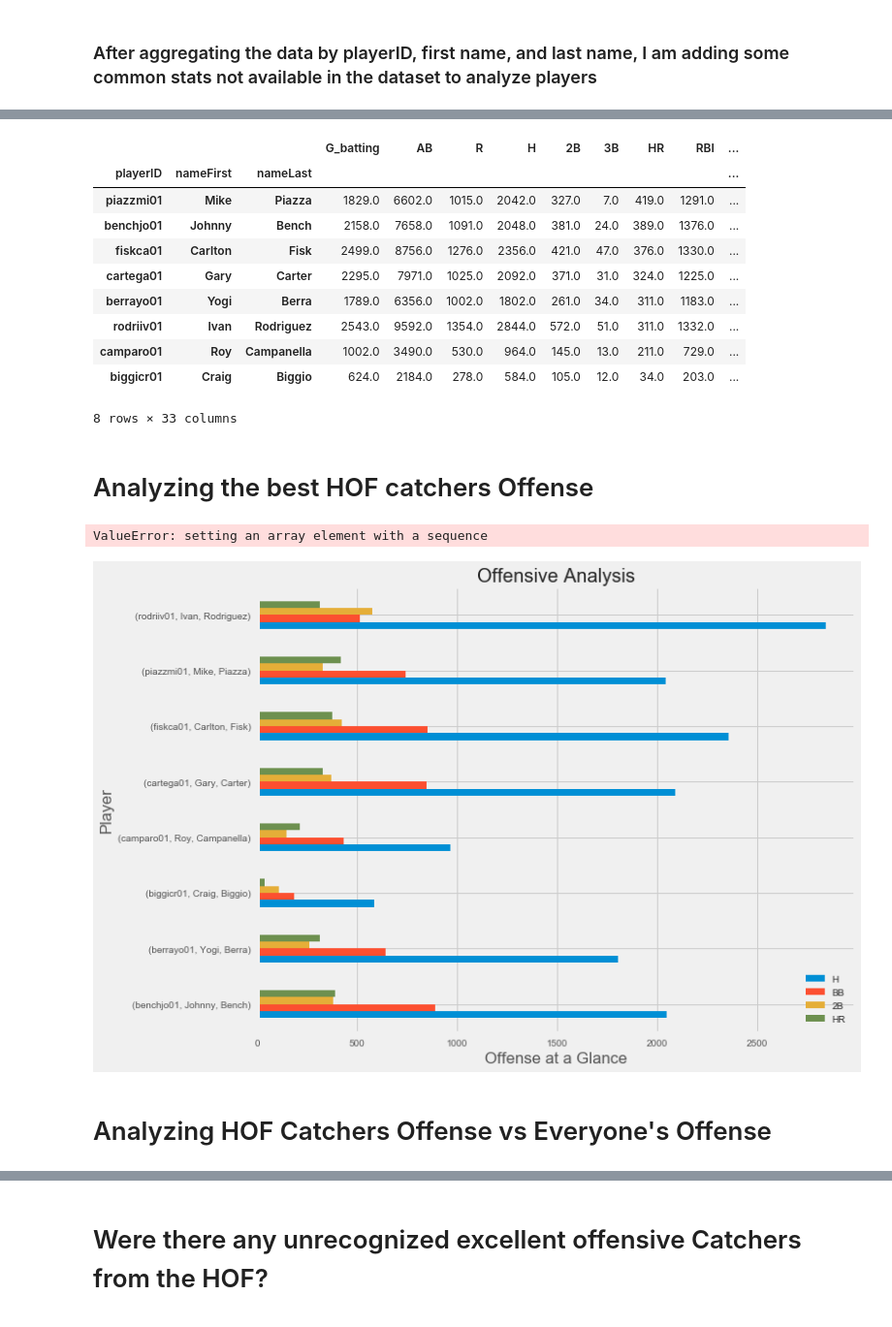
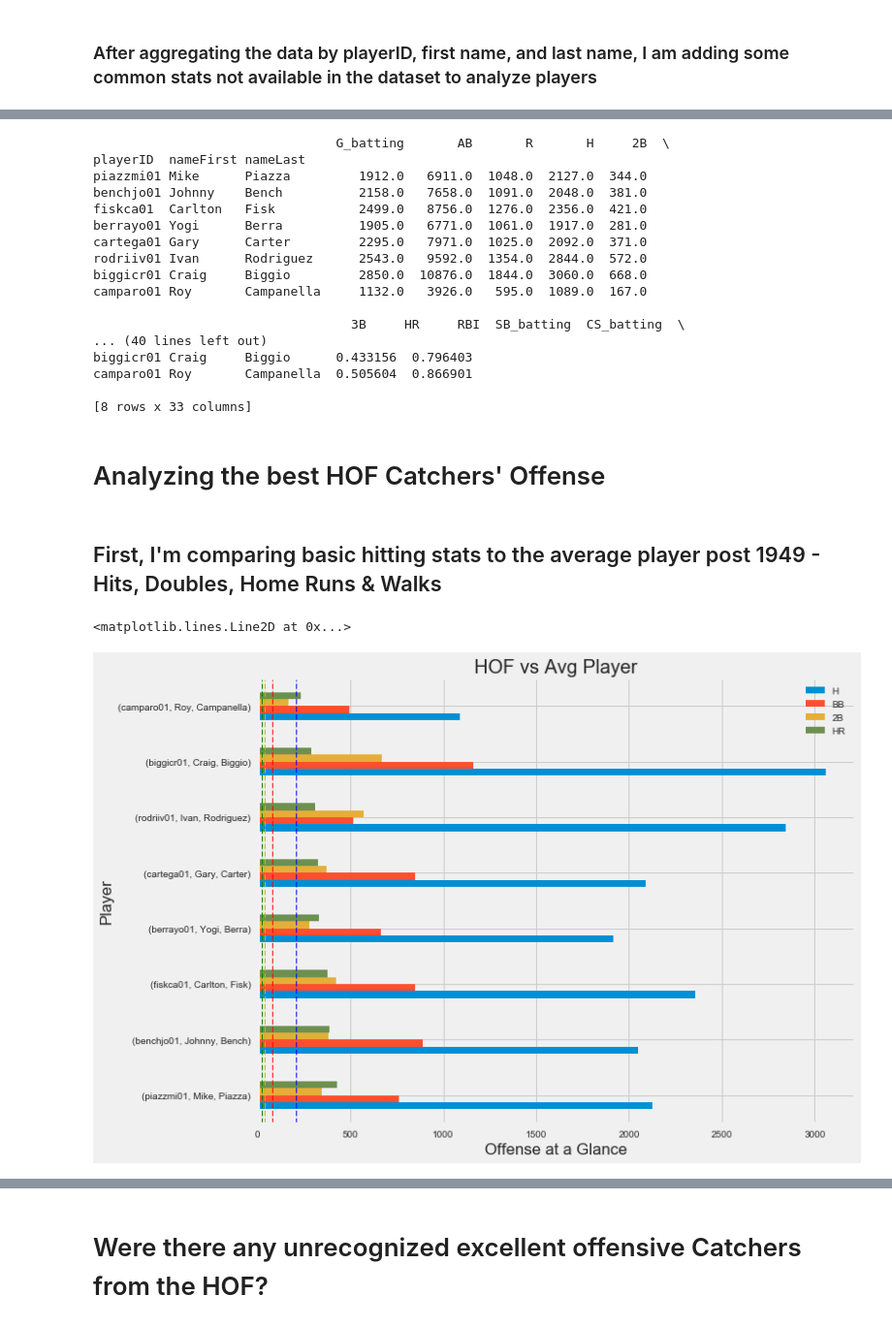
Before and after one commit to marcmaybaum/DA_Nanodegree, a Jupyter notebook: Project_2/Project2_MM.ipynb, the cells around one changed output, grey strips where cells are left out. Shown at 97% size. Drawn from its saved outputs; the diff is of its cells as text; code cells hidden in the pictures.

Commit message:
First final rough draft of Project 2

```diff
--- a/Project_2/Project2_MM.ipynb
+++ b/Project_2/Project2_MM.ipynb
@@ -214,0 +286,5 @@ offense_defense_hof_c = offense_defense_hof_c[(offense_defense_hof_c['yearID'] >
+# %%
+# playerID_od_c.dtypes
+
+playerID_od_c = playerID_od_c[playerID_od_c['ZR'] != 0.0]
+print(playerID_od_c)
@@ -215,9 +309,7 @@ offense_defense_hof_c = offense_defense_hof_c[(offense_defense_hof_c['yearID'] >
 # %%
-playerID_od_c = offense_defense_hof_c.groupby(['playerID','nameFirst', 'nameLast'])
-
 playerID_od_c = playerID_od_c[['G_batting', 'AB', 'R', 'H', '2B', '3B', 'HR', 'RBI', 'SB_batting', 'CS_batting', 'BB', 'SO', \
                            'IBB', 'HBP', 'SH', 'SF', 'GIDP', 'G_fielding', 'GS', 'InnOuts', 'PO', 'A', 'E', 'DP', 'PB', \
-                           'WP', 'SB_fielding', 'CS_fielding', 'ZR']].sum()
+                           'WP', 'SB_fielding', 'CS_fielding', 'ZR']]
 
 # Batting average formula based on Wikipedia formula
 # https://en.wikipedia.org/wiki/Baseball_statistics#Batting_statistics
@@ -281,48 +373,68 @@ playerID_od_c.describe()
 8 rows × 33 columns
 # %%
-playerID_od_c.sort('HR', ascending=False)
+playerID_od_c = playerID_od_c.sort(columns=['HR'], ascending=False)
+print (playerID_od_c)
 # %% [output]
-|  |  |  | G_batting | AB | R | H | 2B | 3B | HR | RBI | ... |
-| playerID | nameFirst | nameLast |  |  |  |  |  |  |  |  | ... |
-| piazzmi01 | Mike | Piazza | 1829.0 | 6602.0 | 1015.0 | 2042.0 | 327.0 | 7.0 | 419.0 | 1291.0 | ... |
-| benchjo01 | Johnny | Bench | 2158.0 | 7658.0 | 1091.0 | 2048.0 | 381.0 | 24.0 | 389.0 | 1376.0 | ... |
-| fiskca01 | Carlton | Fisk | 2499.0 | 8756.0 | 1276.0 | 2356.0 | 421.0 | 47.0 | 376.0 | 1330.0 | ... |
-| cartega01 | Gary | Carter | 2295.0 | 7971.0 | 1025.0 | 2092.0 | 371.0 | 31.0 | 324.0 | 1225.0 | ... |
-| berrayo01 | Yogi | Berra | 1789.0 | 6356.0 | 1002.0 | 1802.0 | 261.0 | 34.0 | 311.0 | 1183.0 | ... |
-| rodriiv01 | Ivan | Rodriguez | 2543.0 | 9592.0 | 1354.0 | 2844.0 | 572.0 | 51.0 | 311.0 | 1332.0 | ... |
-| camparo01 | Roy | Campanella | 1002.0 | 3490.0 | 530.0 | 964.0 | 145.0 | 13.0 | 211.0 | 729.0 | ... |
-| biggicr01 | Craig | Biggio | 624.0 | 2184.0 | 278.0 | 584.0 | 105.0 | 12.0 | 34.0 | 203.0 | ... |
-8 rows × 33 columns
+                                G_batting       AB       R       H     2B  \
+playerID  nameFirst nameLast
+piazzmi01 Mike      Piazza         1912.0   6911.0  1048.0  2127.0  344.0
+benchjo01 Johnny    Bench          2158.0   7658.0  1091.0  2048.0  381.0
+fiskca01  Carlton   Fisk           2499.0   8756.0  1276.0  2356.0  421.0
+berrayo01 Yogi      Berra          1905.0   6771.0  1061.0  1917.0  281.0
+cartega01 Gary      Carter         2295.0   7971.0  1025.0  2092.0  371.0
+rodriiv01 Ivan      Rodriguez      2543.0   9592.0  1354.0  2844.0  572.0
+biggicr01 Craig     Biggio         2850.0  10876.0  1844.0  3060.0  668.0
+camparo01 Roy       Campanella     1132.0   3926.0   595.0  1089.0  167.0
+
+                                  3B     HR     RBI  SB_batting  CS_batting  \
+... (40 lines left out)
+biggicr01 Craig     Biggio      0.433156  0.796403
+camparo01 Roy       Campanella  0.505604  0.866901
+
+[8 rows x 33 columns]
 # %% [markdown]
-# Analyzing the best HOF catchers Offense
+# Analyzing the best HOF Catchers' Offense
+# %% [markdown]
+## First, I'm comparing basic hitting stats to the average player post 1949 - Hits, Doubles, Home Runs & Walks
+# %%
+# # Cutting the batting data for only the players that played after 1949
+
+batting_post = batting[batting['yearID'] >= 1949]
+batting_groupID = batting_post.groupby('playerID').sum()
+
+# batting_AB = batting_groupID['AB'].mean()
+
+batting_H = batting_groupID['H'].mean()
+batting_HR = batting_groupID['HR'].mean()
+batting_2B = batting_groupID['2B'].mean()
+batting_BB = batting_groupID['BB'].mean()
 # %%
+# References used to understand matplotlib library
 # http://www.randalolson.com/2014/06/28/how-to-make-beautiful-data-visualizations-in-python-with-matplotlib/
 # https://www.dataquest.io/blog/python-data-visualization-libraries/a
 
 import matplotlib.pyplot as plt
 import seaborn as sns
 %matplotlib inline
 
 # plt.style.available
 plt.style.use('fivethirtyeight')
 
-batting_grouped = batting.groupby('playerID')
-
-# batting_grouped = batting_grouped[['AB', 'R', 'H', '2B', '3B', 'HR', 'RBI', 'BB']].mean()
-
 fig, ax = plt.subplots(figsize =(10,8))
 
 playerID_od_c.plot(kind='barh', y=['H', 'BB', '2B', 'HR'], ax=ax)
 
-ax.set(title='Offensive Analysis', xlabel = 'Offense at a Glance', ylabel = 'Player')
+ax.set(title='HOF vs Avg Player', xlabel = 'Offense at a Glance', ylabel = 'Player')
 
-ax.axvline(x = batting_grouped['H'], color='r', label='Average', linestyle='--', linewidth=1)
+ax.axvline(x = batting_H, color='b', label='Average', linestyle='--', linewidth=1)
 
-# ax.set_xlabel('Offense at a Glance')
+ax.axvline(x = batting_HR, color='g', label='Average', linestyle='--', linewidth=1)
 
-# ax.set_ylabel('Player')
+ax.axvline(x = batting_BB, color='r', label='Average', linestyle='--', linewidth=1)
+
+ax.axvline(x = batting_2B, color='y', label='Average', linestyle='--', linewidth=1)
+
+# ax.axvline(x = batting_AB, color='g', label='Average', linestyle='--', linewidth=1)
 # %% [output]
-ValueError: setting an array element with a sequence
+<matplotlib.lines.Line2D at 0x...>
-[figure, old version]
+[figure, new version]
-# %% [markdown]
-# Analyzing HOF Catchers Offense vs Everyone's Offense
```
Also changed, not shown: parts of 87 cells of this notebook.
